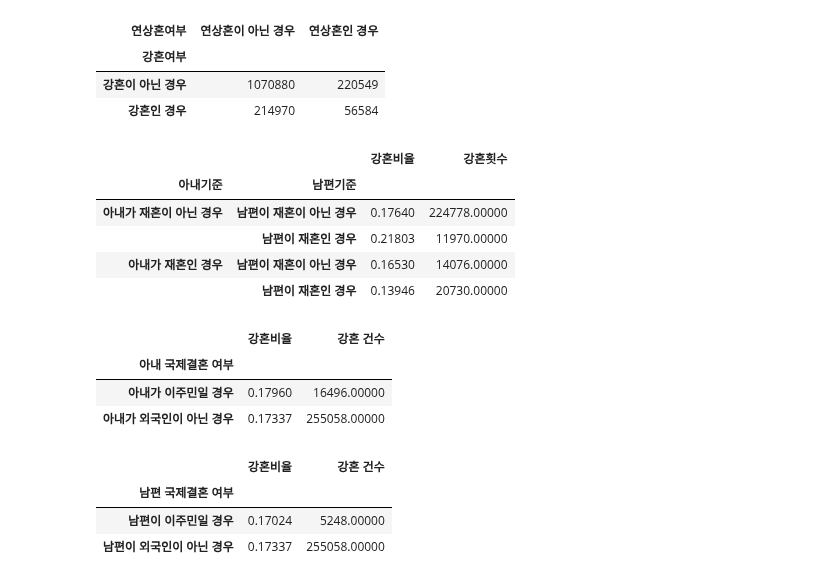
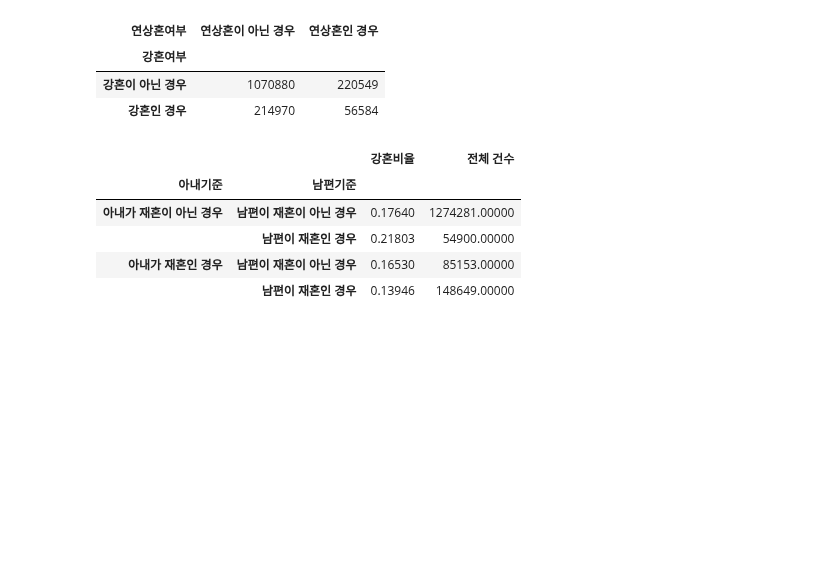
Before and after one commit to ohMinyoung22/science_project, a Jupyter notebook: eda/kanghon.ipynb, the cells around one changed output. Cells and saved outputs as stored; diff of their text form; code cells hidden in the pictures; blank space fills up the shorter version.

```diff
--- a/eda/kanghon.ipynb
+++ b/eda/kanghon.ipynb
@@ -321,92 +321,40 @@ index_array = np.array([['아내가 재혼이 아닌 경우', '아내가 재혼
 mul_idx = pd.MultiIndex.from_arrays(index_array, names=['아내기준', '남편기준'])
 
 marriage = pd.DataFrame(index=mul_idx)
 
 woman_first_condition = df_from_2014_to_2021['아내재혼여부'] == 0
 woman_not_first_condition = df_from_2014_to_2021['아내재혼여부'] == 1
 
 man_first_condition = df_from_2014_to_2021['남편재혼여부'] == 0
 man_not_first_condition = df_from_2014_to_2021['남편재혼여부'] == 1
 
 
 # 아내 재혼 x, 남편 재혼 x
 population = df_from_2014_to_2021[woman_first_condition & man_first_condition]
 marriage.loc[('아내가 재혼이 아닌 경우', '남편이 재혼이 아닌 경우'), '강혼비율'] = len(population[population['강혼여부'] == 1]) / len(population)
-marriage.loc[('아내가 재혼이 아닌 경우', '남편이 재혼이 아닌 경우'), '강혼횟수'] = len(population[population['강혼여부'] == 1])
+marriage.loc[('아내가 재혼이 아닌 경우', '남편이 재혼이 아닌 경우'), '전체 건수'] = len(population)
 
 # 아내 재혼 x, 남편 재혼 o
 population = df_from_2014_to_2021[woman_first_condition & man_not_first_condition]
 marriage.loc[('아내가 재혼이 아닌 경우', '남편이 재혼인 경우'), '강혼비율'] = len(population[population['강혼여부'] == 1]) / len(population)
-marriage.loc[('아내가 재혼이 아닌 경우', '남편이 재혼인 경우'), '강혼횟수'] = len(population[population['강혼여부'] == 1])
+marriage.loc[('아내가 재혼이 아닌 경우', '남편이 재혼인 경우'), '전체 건수'] = len(population)
 
 # 아내 재혼 o, 남편 재혼 x
 population = df_from_2014_to_2021[woman_not_first_condition & man_first_condition]
 marriage.loc[('아내가 재혼인 경우', '남편이 재혼이 아닌 경우'), '강혼비율'] = len(population[population['강혼여부'] == 1]) / len(population)
-marriage.loc[('아내가 재혼인 경우', '남편이 재혼이 아닌 경우'), '강혼횟수'] = len(population[population['강혼여부'] == 1])\
+marriage.loc[('아내가 재혼인 경우', '남편이 재혼이 아닌 경우'), '전체 건수'] = len(population)
 
 # 아내 재혼 o, 남편 재혼 o
 population = df_from_2014_to_2021[woman_not_first_condition & man_not_first_condition]
 marriage.loc[('아내가 재혼인 경우', '남편이 재혼인 경우'), '강혼비율'] = len(population[population['강혼여부'] == 1]) / len(population)
-marriage.loc[('아내가 재혼인 경우', '남편이 재혼인 경우'), '강혼횟수'] = len(population[population['강혼여부'] == 1])
+marriage.loc[('아내가 재혼인 경우', '남편이 재혼인 경우'), '전체 건수'] = len(population)
 
 
 marriage
 # %% [output]
-|  |  | 강혼비율 | 강혼횟수 |
+|  |  | 강혼비율 | 전체 건수 |
 | 아내기준 | 남편기준 |  |  |
-| 아내가 재혼이 아닌 경우 | 남편이 재혼이 아닌 경우 | 0.17640 | 224778.00000 |
-|  | 남편이 재혼인 경우 | 0.21803 | 11970.00000 |
-| 아내가 재혼인 경우 | 남편이 재혼이 아닌 경우 | 0.16530 | 14076.00000 |
-|  | 남편이 재혼인 경우 | 0.13946 | 20730.00000 |
+| 아내가 재혼이 아닌 경우 | 남편이 재혼이 아닌 경우 | 0.17640 | 1274281.00000 |
+|  | 남편이 재혼인 경우 | 0.21803 | 54900.00000 |
+| 아내가 재혼인 경우 | 남편이 재혼이 아닌 경우 | 0.16530 | 85153.00000 |
+|  | 남편이 재혼인 경우 | 0.13946 | 148649.00000 |
-# %%
-
-
-
-index_array = np.array(['아내가 이주민일 경우', '아내가 외국인이 아닌 경우'])
-
-idx = pd.Index(index_array, name="아내 국제결혼 여부")
-
-marriage = pd.DataFrame(index=idx)
-
-# 아내 이주민
-population = df_from_2014_to_2021[df_from_2014_to_2021['아내국제결혼여부'] == 1]
-marriage.loc['아내가 이주민일 경우', '강혼비율'] = len(population[population['강혼여부'] == 1]) / len(population)
-marriage.loc['아내가 이주민일 경우', '강혼 건수'] = len(population[population['강혼여부'] == 1])
-
-# 아내 이주민
-population = df_from_2014_to_2021[df_from_2014_to_2021['아내국제결혼여부'] != 1]
-marriage.loc['아내가 외국인이 아닌 경우', '강혼비율'] = len(population[population['강혼여부'] == 1]) / len(population)
-marriage.loc['아내가 외국인이 아닌 경우', '강혼 건수'] = len(population[population['강혼여부'] == 1])
-
-marriage
-# %% [output]
-|  | 강혼비율 | 강혼 건수 |
-| 아내 국제결혼 여부 |  |  |
-| 아내가 이주민일 경우 | 0.17960 | 16496.00000 |
-| 아내가 외국인이 아닌 경우 | 0.17337 | 255058.00000 |
-# %%
-
-
-
-index_array = np.array(['남편이 이주민일 경우', '남편이 외국인이 아닌 경우'])
-
-idx = pd.Index(index_array, name="남편 국제결혼 여부")
-
-marriage = pd.DataFrame(index=idx)
-
-# 아내 이주민
-population = df_from_2014_to_2021[df_from_2014_to_2021['남편국제결혼여부'] == 1]
-marriage.loc['남편이 이주민일 경우', '강혼비율'] = len(population[population['강혼여부'] == 1]) / len(population)
-marriage.loc['남편이 이주민일 경우', '강혼 건수'] = len(population[population['강혼여부'] == 1])
-
-# 아내 이주민
-population = df_from_2014_to_2021[df_from_2014_to_2021['아내국제결혼여부'] != 1]
-marriage.loc['남편이 외국인이 아닌 경우', '강혼비율'] = len(population[population['강혼여부'] == 1]) / len(population)
-marriage.loc['남편이 외국인이 아닌 경우', '강혼 건수'] = len(population[population['강혼여부'] == 1])
-
-marriage
-# %% [output]
-|  | 강혼비율 | 강혼 건수 |
-| 남편 국제결혼 여부 |  |  |
-| 남편이 이주민일 경우 | 0.17024 | 5248.00000 |
-| 남편이 외국인이 아닌 경우 | 0.17337 | 255058.00000 |
```
Also changed, not shown: parts of 13 cells of this notebook.
